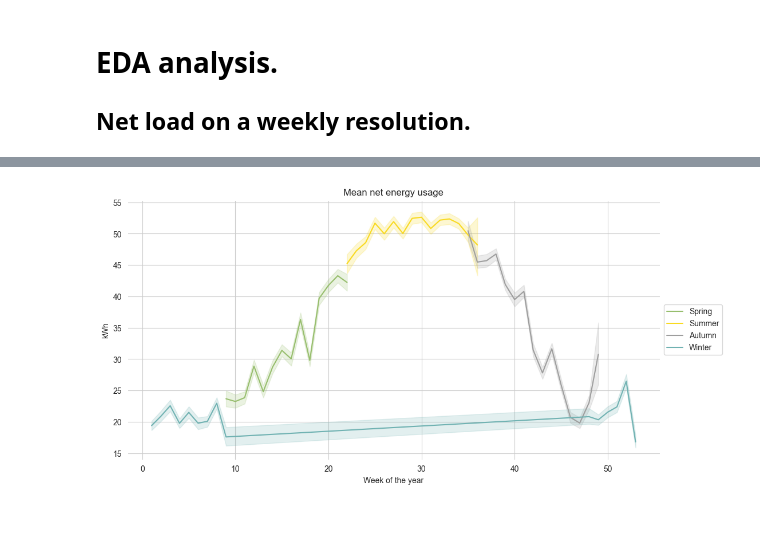
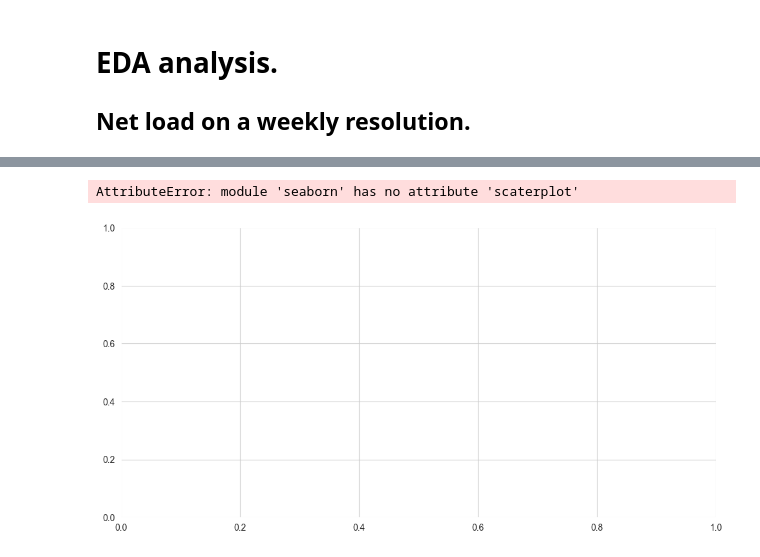
Before and after one commit to erickCantu/TheGreenCitySolutionsGroup, a Jupyter notebook: notebooks/EDA_data_visualization_weekly.ipynb, the cells around one changed output, grey strips where cells are left out. Cells and saved outputs as stored; diff of their text form; code cells hidden in the pictures; blank space fills up the shorter version.

```diff
--- a/notebooks/EDA_data_visualization_weekly.ipynb
+++ b/notebooks/EDA_data_visualization_weekly.ipynb
@@ -34,7 +32,7 @@ plt.rcParams['figure.dpi'] = 100
 # %%
 # Load data for building 5
 building_nr = 5
-df = pd.read_csv(f"./data/preprocessed/Building_{building_nr}.csv").astype({'datetime': 'datetime64'})#.set_index('datetime')
+df = pd.read_csv(f"../data/preprocessed/Building_{building_nr}.csv").astype({'datetime': 'datetime64'})#.set_index('datetime')
 # %%
 data_df = df.assign(
     timestamp = lambda x: pd.to_datetime(x['datetime']),
@@ -56,3 +54,5 @@ season.append(season.pop(0))
 # df_season = pd.DataFrame({'season':season, 'month':[month%12 // 3 + 1 for month in range(1, 13)]}, index=range(12))
 df_season = pd.DataFrame({'season':season, 'month':range(1,13)}, index=range(12))
 data_df = pd.merge(data_df, df_season, how='left', on='month')
+# %%
+data_df['season1'] = pd.Categorical.from_codes((data_df.month-1)//3, ['Winter','Spring','Summer','Autumn'])
@@ -59,13 +96,14 @@ data_df = pd.merge(data_df, df_season, how='left', on='month')
 # %%
 fig, ax = plt.subplots()
 #plt.subplot(1, 2, 1)
 
-ax = sns.lineplot(data=data_df, y='net_load_kWh', x='weekofyear',  hue='season', hue_order=['Spring','Summer','Autumn','Winter'])
+ax = sns.scaterplot(data=data_df, y='net_load_kWh', x='weekofyear',  hue='season', hue_order=['Spring','Summer','Autumn','Winter'])
 ax.legend(title='', loc='center left', bbox_to_anchor=(1, 0.5))
 ax.set(title='Mean net energy usage', xlabel='Week of the year', ylabel='kWh');
 fig.savefig('./images/weekoftheyear_net_energy_usage.png', dpi=450, bbox_inches='tight')
 # %% [output]
+AttributeError: module 'seaborn' has no attribute 'scaterplot'
-[figure, old version]
+[figure, new version]
 # %%
 fig, ax = plt.subplots()
 #plt.subplot(1, 2, 1)
```
Also changed, not shown: parts of 12 cells of this notebook, 1 other file.
